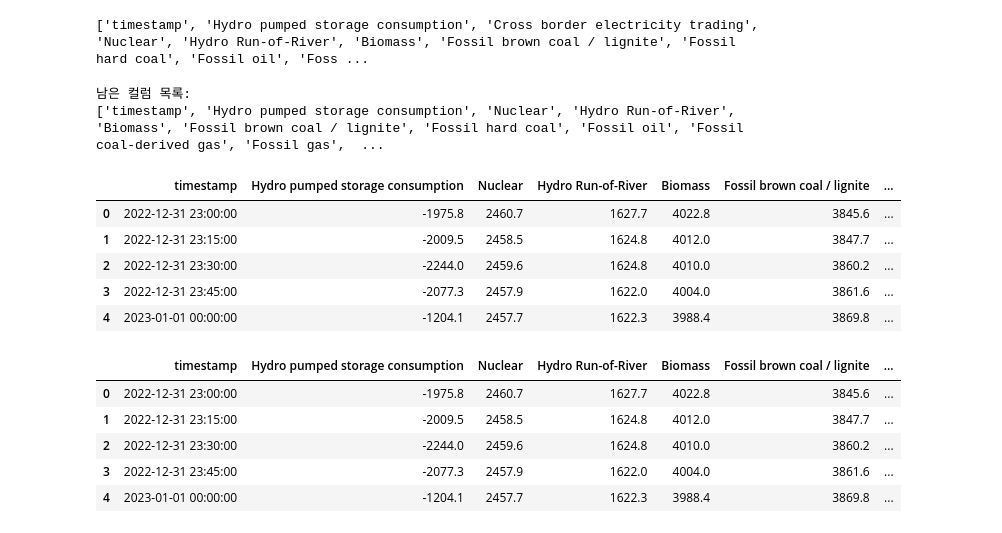
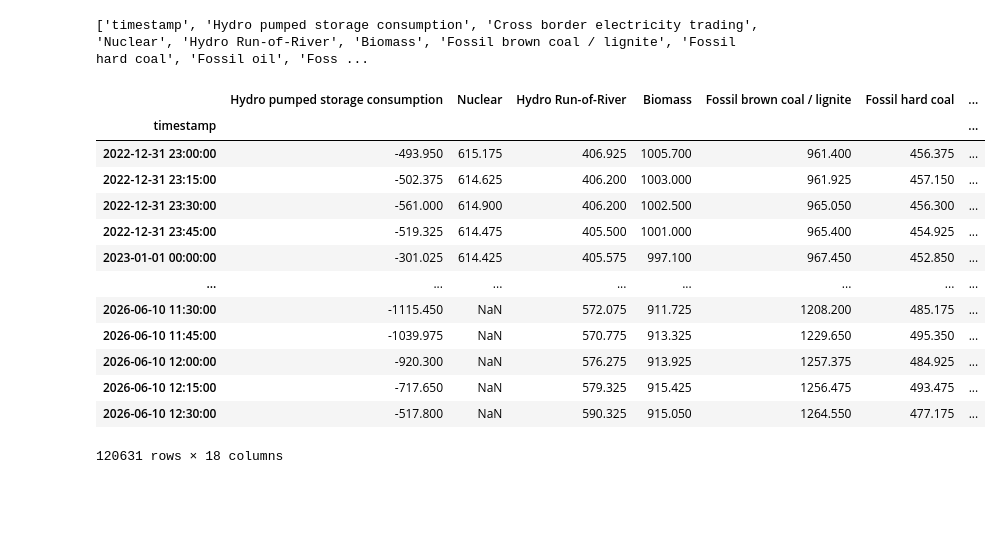
Before and after one commit to Giraffe-Shin/trading, a Jupyter notebook: Basic/Basic_analysis.ipynb, the cells around one changed output. Cells and saved outputs as stored; diff of their text form; code cells hidden in the pictures; blank space fills up the shorter version.

```diff
--- a/Basic/Basic_analysis.ipynb
+++ b/Basic/Basic_analysis.ipynb
@@ -104,42 +102,47 @@ print(column_list)
 # %% [output]
 ['timestamp', 'Hydro pumped storage consumption', 'Cross border electricity trading', 'Nuclear', 'Hydro Run-of-River', 'Biomass', 'Fossil brown coal / lignite', 'Fossil hard coal', 'Fossil oil', 'Foss ...
 # %%
+df_time = df.copy()
+# timestamp 컬럼을 datetime 형식으로 변환
+df_time['timestamp'] = pd.to_datetime(df_time['timestamp'])
+
+# timestamp를 인덱스로 설정
+df_time.set_index('timestamp', inplace=True)
+
+# 15분 값으로 변환
+df_time = df_time * (15/60)
+
+
+
 # 제외할 컬럼 리스트
 cols_to_exclude = [
     "Load",
     "Residual load",
     "Renewable share of generation",
     "Renewable share of load",
     "Cross border electricity trading"
 ]
 
-# 해당 컬럼들을 제외하고 데이터프레임 업데이트
-df = df.drop(columns=cols_to_exclude)
+# 해당 컬럼들을 제외하고 데이터프레임 업데이트 -> prod_df 만들었음
+prod_df = df_time.drop(columns=cols_to_exclude)
+
+# 'timestamp'를 제외한 모든 수치형 열의 합계를 구하여 새로운 'Total' 열 생성
+prod_df['Total'] = prod_df.sum(axis=1)
 
 # 결과 확인
-print("남은 컬럼 목록:")
-print(df.columns.tolist())
-display(df.head())
+display(prod_df)
 # %% [output]
+|  | Hydro pumped storage consumption | Nuclear | Hydro Run-of-River | Biomass | Fossil brown coal / lignite | Fossil hard coal | ... |
+| timestamp |  |  |  |  |  |  | ... |
+| 2022-12-31 23:00:00 | -493.950 | 615.175 | 406.925 | 1005.700 | 961.400 | 456.375 | ... |
+| 2022-12-31 23:15:00 | -502.375 | 614.625 | 406.200 | 1003.000 | 961.925 | 457.150 | ... |
+| 2022-12-31 23:30:00 | -561.000 | 614.900 | 406.200 | 1002.500 | 965.050 | 456.300 | ... |
+| 2022-12-31 23:45:00 | -519.325 | 614.475 | 405.500 | 1001.000 | 965.400 | 454.925 | ... |
+| 2023-01-01 00:00:00 | -301.025 | 614.425 | 405.575 | 997.100 | 967.450 | 452.850 | ... |
+| ... | ... | ... | ... | ... | ... | ... | ... |
+| 2026-06-10 11:30:00 | -1115.450 | NaN | 572.075 | 911.725 | 1208.200 | 485.175 | ... |
+| 2026-06-10 11:45:00 | -1039.975 | NaN | 570.775 | 913.325 | 1229.650 | 495.350 | ... |
+| 2026-06-10 12:00:00 | -920.300 | NaN | 576.275 | 913.925 | 1257.375 | 484.925 | ... |
+| 2026-06-10 12:15:00 | -717.650 | NaN | 579.325 | 915.425 | 1256.475 | 493.475 | ... |
+| 2026-06-10 12:30:00 | -517.800 | NaN | 590.325 | 915.050 | 1264.550 | 477.175 | ... |
-남은 컬럼 목록:
-['timestamp', 'Hydro pumped storage consumption', 'Nuclear', 'Hydro Run-of-River', 'Biomass', 'Fossil brown coal / lignite', 'Fossil hard coal', 'Fossil oil', 'Fossil coal-derived gas', 'Fossil gas',  ...
+120631 rows × 18 columns
-|  | timestamp | Hydro pumped storage consumption | Nuclear | Hydro Run-of-River | Biomass | Fossil brown coal / lignite | ... |
-| 0 | 2022-12-31 23:00:00 | -1975.8 | 2460.7 | 1627.7 | 4022.8 | 3845.6 | ... |
-| 1 | 2022-12-31 23:15:00 | -2009.5 | 2458.5 | 1624.8 | 4012.0 | 3847.7 | ... |
-| 2 | 2022-12-31 23:30:00 | -2244.0 | 2459.6 | 1624.8 | 4010.0 | 3860.2 | ... |
-| 3 | 2022-12-31 23:45:00 | -2077.3 | 2457.9 | 1622.0 | 4004.0 | 3861.6 | ... |
-| 4 | 2023-01-01 00:00:00 | -1204.1 | 2457.7 | 1622.3 | 3988.4 | 3869.8 | ... |
-# %%
-# 'timestamp'를 제외한 모든 수치형 열의 합계를 구하여 새로운 'Total' 열 생성
-numeric_cols = df.columns.drop('timestamp')
-df['Total'] = df[numeric_cols].sum(axis=1)
-
-# 결과 확인
-display(df[['timestamp'] + list(numeric_cols) + ['Total']].head())
-# %% [output]
-|  | timestamp | Hydro pumped storage consumption | Nuclear | Hydro Run-of-River | Biomass | Fossil brown coal / lignite | ... |
-| 0 | 2022-12-31 23:00:00 | -1975.8 | 2460.7 | 1627.7 | 4022.8 | 3845.6 | ... |
-| 1 | 2022-12-31 23:15:00 | -2009.5 | 2458.5 | 1624.8 | 4012.0 | 3847.7 | ... |
-| 2 | 2022-12-31 23:30:00 | -2244.0 | 2459.6 | 1624.8 | 4010.0 | 3860.2 | ... |
-| 3 | 2022-12-31 23:45:00 | -2077.3 | 2457.9 | 1622.0 | 4004.0 | 3861.6 | ... |
-| 4 | 2023-01-01 00:00:00 | -1204.1 | 2457.7 | 1622.3 | 3988.4 | 3869.8 | ... |
```
Also changed, not shown: parts of 8 cells of this notebook.
